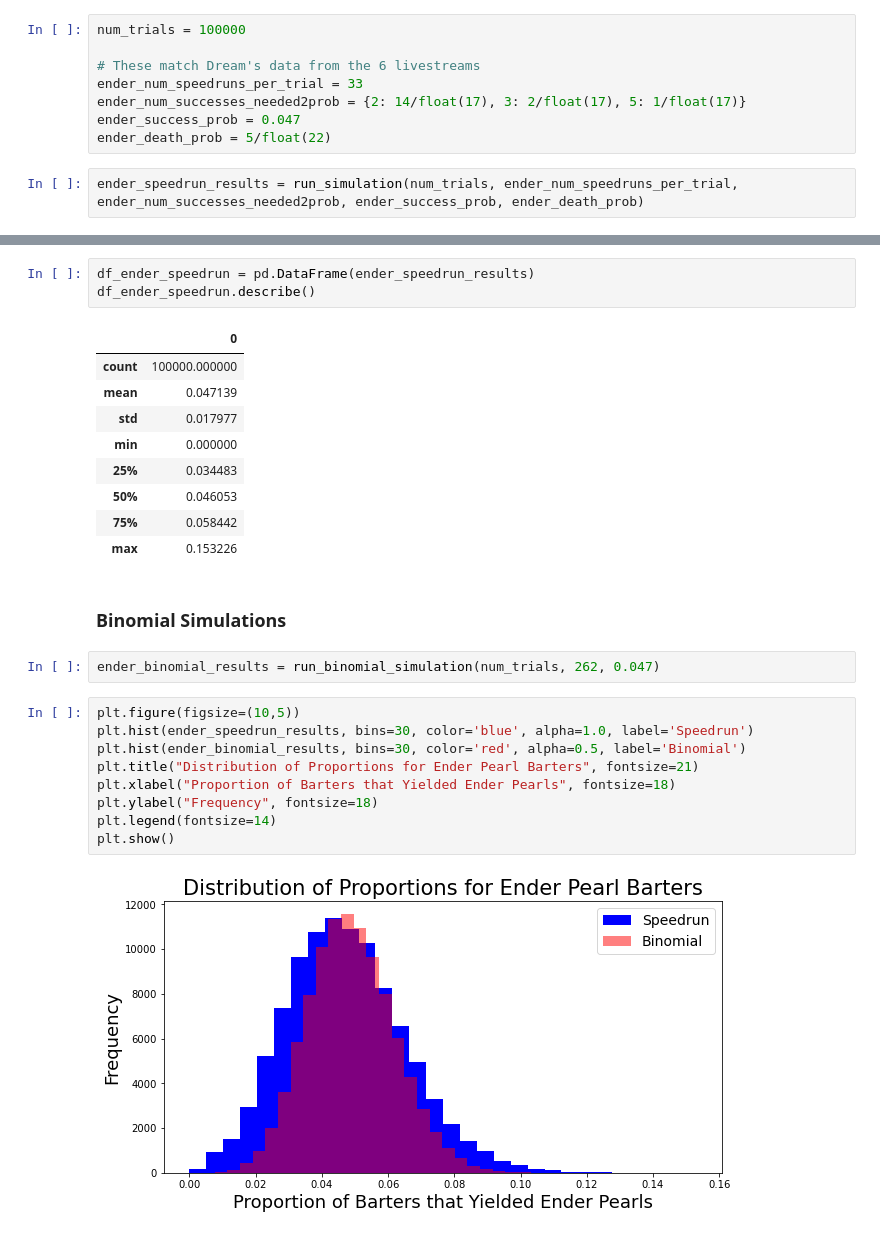
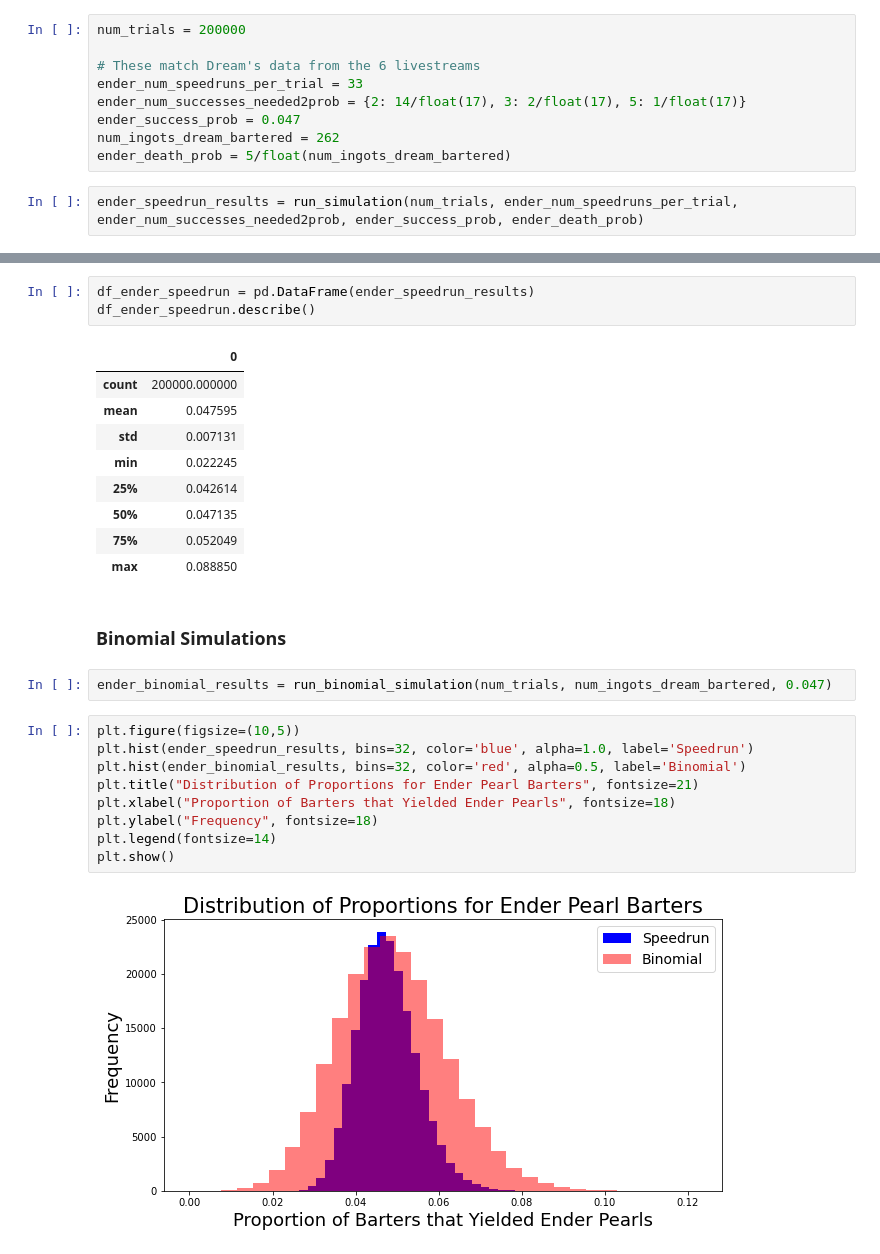
Before and after one commit to marcus-elia/speedrun-binomial-distribution, a Jupyter notebook: simulations.ipynb, the cells around one changed output, grey strips where cells are left out. Cells and saved outputs as stored; diff of their text form.

Commit message:
Fixed the high death probability

```diff
--- a/simulations.ipynb
+++ b/simulations.ipynb
@@ -195,13 +196,14 @@ df_blaze_binomial.describe()
 # %% [markdown]
 ### Speedrun Simulations
 # %%
-num_trials = 100000
+num_trials = 200000
 
 # These match Dream's data from the 6 livestreams
 ender_num_speedruns_per_trial = 33
 ender_num_successes_needed2prob = {2: 14/float(17), 3: 2/float(17), 5: 1/float(17)}
 ender_success_prob = 0.047
-ender_death_prob = 5/float(22)
+num_ingots_dream_bartered = 262
+ender_death_prob = 5/float(num_ingots_dream_bartered)
 # %%
 ender_speedrun_results = run_simulation(num_trials, ender_num_speedruns_per_trial, ender_num_successes_needed2prob, ender_success_prob, ender_death_prob)
 # %%
@@ -218,29 +220,29 @@ df_ender_speedrun = pd.DataFrame(ender_speedrun_results)
 df_ender_speedrun.describe()
 # %% [output]
 |  | 0 |
-| count | 100000.000000 |
-| mean | 0.047139 |
-| std | 0.017977 |
-| min | 0.000000 |
-| 25% | 0.034483 |
-| 50% | 0.046053 |
-| 75% | 0.058442 |
-| max | 0.153226 |
+| count | 200000.000000 |
+| mean | 0.047595 |
+| std | 0.007131 |
+| min | 0.022245 |
+| 25% | 0.042614 |
+| 50% | 0.047135 |
+| 75% | 0.052049 |
+| max | 0.088850 |
 # %% [markdown]
 ### Binomial Simulations
 # %%
-ender_binomial_results = run_binomial_simulation(num_trials, 262, 0.047)
+ender_binomial_results = run_binomial_simulation(num_trials, num_ingots_dream_bartered, 0.047)
 # %%
 plt.figure(figsize=(10,5))
-plt.hist(ender_speedrun_results, bins=30, color='blue', alpha=1.0, label='Speedrun')
-plt.hist(ender_binomial_results, bins=30, color='red', alpha=0.5, label='Binomial')
+plt.hist(ender_speedrun_results, bins=32, color='blue', alpha=1.0, label='Speedrun')
+plt.hist(ender_binomial_results, bins=32, color='red', alpha=0.5, label='Binomial')
 plt.title("Distribution of Proportions for Ender Pearl Barters", fontsize=21)
 plt.xlabel("Proportion of Barters that Yielded Ender Pearls", fontsize=18)
 plt.ylabel("Frequency", fontsize=18)
 plt.legend(fontsize=14)
 plt.show()
 # %% [output]
-[figure, old version]
+[figure, new version]
 # %%
 df_ender_binomial = pd.DataFrame(ender_speedrun_results)
 df_ender_binomial.describe()
```
Also changed, not shown: parts of 10 cells of this notebook.
